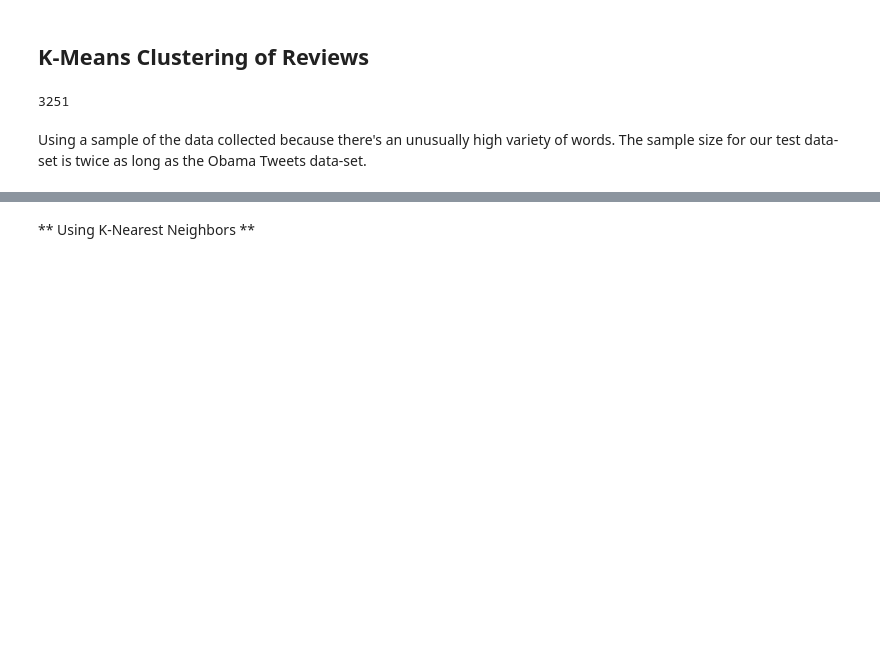
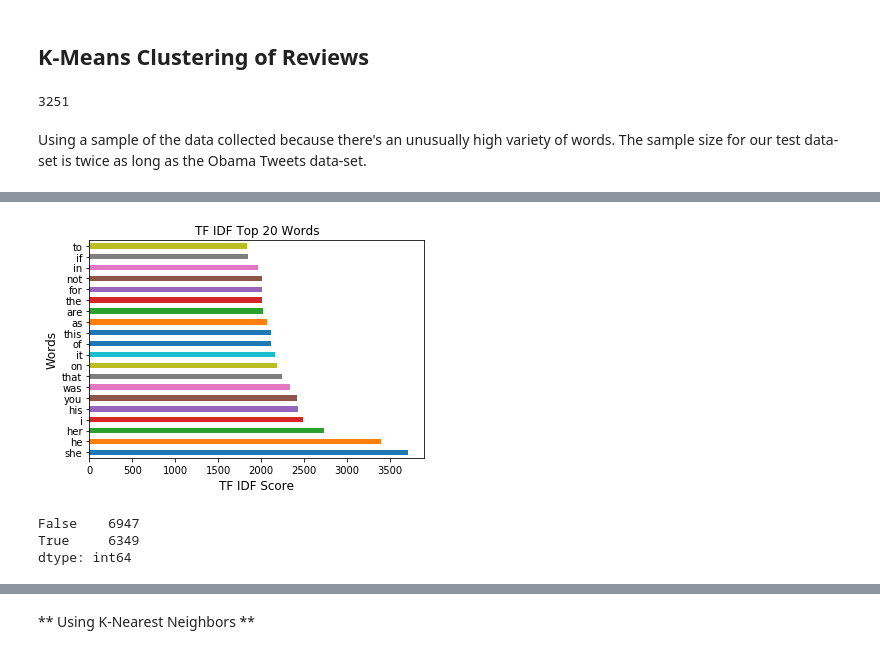
Before and after one commit to BetoBob/PolyRatings-Analysis, a Jupyter notebook: machine_learning.ipynb, the cells around one changed output, grey strips where cells are left out. Cells and saved outputs as stored; diff of their text form; code cells hidden in the pictures; blank space fills up the shorter version.

```diff
--- a/machine_learning.ipynb
+++ b/machine_learning.ipynb
@@ -40,0 +73,10 @@ tf = pd.DataFrame(list(words)).fillna(0)
+# %%
+# get tf_idf
+import numpy as np
+
+df = (tf > 0).sum(axis=0)
+idf = np.log(len(tf) / df)
+tf_idf = tf * idf
+# %%
+tf_idf_top = tf_idf.sum().sort_values(ascending = False)[:20]
+tf_idf_top
@@ -41,4 +101,19 @@ tf = pd.DataFrame(list(words)).fillna(0)
+# %%
+%matplotlib inline
+
+tf_idf_top.plot.barh().set_title("TF IDF Top 20 Words")
+
+plt.xlabel("TF IDF Score", fontsize = 12)
+plt.ylabel("Words", fontsize = 12)
+
+plt.savefig("img/TF_IDF_top.png")
+# %% [output]
+[figure, added]
 # %%
-(tf.sum() > 2).value_counts()
+(tf_idf.sum() > 10).value_counts()
+# %% [output]
+False    6947
+True     6349
+dtype: int64
 # %%
 # removes a lot of random words
```
Also changed, not shown: parts of 36 cells of this notebook, 3 other files.
